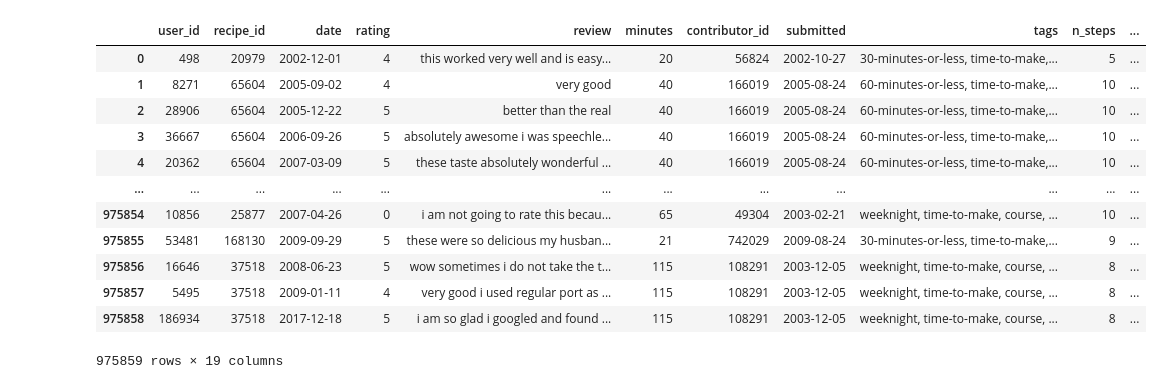
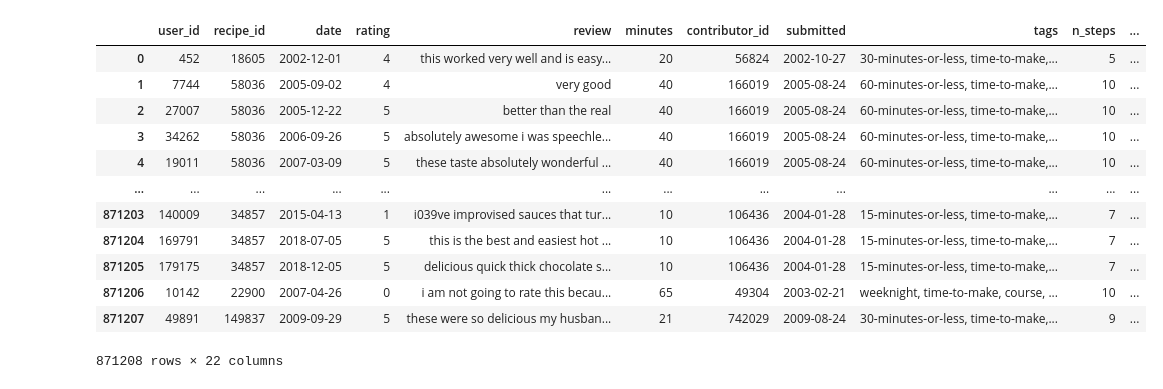
Before and after one commit to iamvinitk/food-finder, a Jupyter notebook: src/Content Based.ipynb, the cells around one changed output. Saved outputs shown, nothing was run; the diff lists cells and outputs as text; code cells hidden in the pictures.

```diff
--- a/src/Content Based.ipynb
+++ b/src/Content Based.ipynb
@@ -2,19 +2,19 @@
 import pandas as pd
 import re
 # %%
-df = pd.read_csv('../dataset/preprocessed_data.csv')
+df = pd.read_csv('../data/preprocessed_data.csv')
 df
 # %% [output]
 |  | user_id | recipe_id | date | rating | review | minutes | contributor_id | submitted | tags | n_steps | ... |
-| 0 | 498 | 20979 | 2002-12-01 | 4 | this worked very well and is easy... | 20 | 56824 | 2002-10-27 | 30-minutes-or-less, time-to-make,... | 5 | ... |
-| 1 | 8271 | 65604 | 2005-09-02 | 4 | very good | 40 | 166019 | 2005-08-24 | 60-minutes-or-less, time-to-make,... | 10 | ... |
-| 2 | 28906 | 65604 | 2005-12-22 | 5 | better than the real | 40 | 166019 | 2005-08-24 | 60-minutes-or-less, time-to-make,... | 10 | ... |
-| 3 | 36667 | 65604 | 2006-09-26 | 5 | absolutely awesome i was speechle... | 40 | 166019 | 2005-08-24 | 60-minutes-or-less, time-to-make,... | 10 | ... |
-| 4 | 20362 | 65604 | 2007-03-09 | 5 | these taste absolutely wonderful ... | 40 | 166019 | 2005-08-24 | 60-minutes-or-less, time-to-make,... | 10 | ... |
+| 0 | 452 | 18605 | 2002-12-01 | 4 | this worked very well and is easy... | 20 | 56824 | 2002-10-27 | 30-minutes-or-less, time-to-make,... | 5 | ... |
+| 1 | 7744 | 58036 | 2005-09-02 | 4 | very good | 40 | 166019 | 2005-08-24 | 60-minutes-or-less, time-to-make,... | 10 | ... |
+| 2 | 27007 | 58036 | 2005-12-22 | 5 | better than the real | 40 | 166019 | 2005-08-24 | 60-minutes-or-less, time-to-make,... | 10 | ... |
+| 3 | 34262 | 58036 | 2006-09-26 | 5 | absolutely awesome i was speechle... | 40 | 166019 | 2005-08-24 | 60-minutes-or-less, time-to-make,... | 10 | ... |
+| 4 | 19011 | 58036 | 2007-03-09 | 5 | these taste absolutely wonderful ... | 40 | 166019 | 2005-08-24 | 60-minutes-or-less, time-to-make,... | 10 | ... |
 | ... | ... | ... | ... | ... | ... | ... | ... | ... | ... | ... | ... |
-| 975854 | 10856 | 25877 | 2007-04-26 | 0 | i am not going to rate this becau... | 65 | 49304 | 2003-02-21 | weeknight, time-to-make, course, ... | 10 | ... |
-| 975855 | 53481 | 168130 | 2009-09-29 | 5 | these were so delicious my husban... | 21 | 742029 | 2009-08-24 | 30-minutes-or-less, time-to-make,... | 9 | ... |
-| 975856 | 16646 | 37518 | 2008-06-23 | 5 | wow sometimes i do not take the t... | 115 | 108291 | 2003-12-05 | weeknight, time-to-make, course, ... | 8 | ... |
-| 975857 | 5495 | 37518 | 2009-01-11 | 4 | very good i used regular port as ... | 115 | 108291 | 2003-12-05 | weeknight, time-to-make, course, ... | 8 | ... |
-| 975858 | 186934 | 37518 | 2017-12-18 | 5 | i am so glad i googled and found ... | 115 | 108291 | 2003-12-05 | weeknight, time-to-make, course, ... | 8 | ... |
+| 871203 | 140009 | 34857 | 2015-04-13 | 1 | i039ve improvised sauces that tur... | 10 | 106436 | 2004-01-28 | 15-minutes-or-less, time-to-make,... | 7 | ... |
+| 871204 | 169791 | 34857 | 2018-07-05 | 5 | this is the best and easiest hot ... | 10 | 106436 | 2004-01-28 | 15-minutes-or-less, time-to-make,... | 7 | ... |
+| 871205 | 179175 | 34857 | 2018-12-05 | 5 | delicious quick thick chocolate s... | 10 | 106436 | 2004-01-28 | 15-minutes-or-less, time-to-make,... | 7 | ... |
+| 871206 | 10142 | 22900 | 2007-04-26 | 0 | i am not going to rate this becau... | 65 | 49304 | 2003-02-21 | weeknight, time-to-make, course, ... | 10 | ... |
+| 871207 | 49891 | 149837 | 2009-09-29 | 5 | these were so delicious my husban... | 21 | 742029 | 2009-08-24 | 30-minutes-or-less, time-to-make,... | 9 | ... |
-975859 rows × 19 columns
+871208 rows × 22 columns
```
Also changed, not shown: 1 other file.
